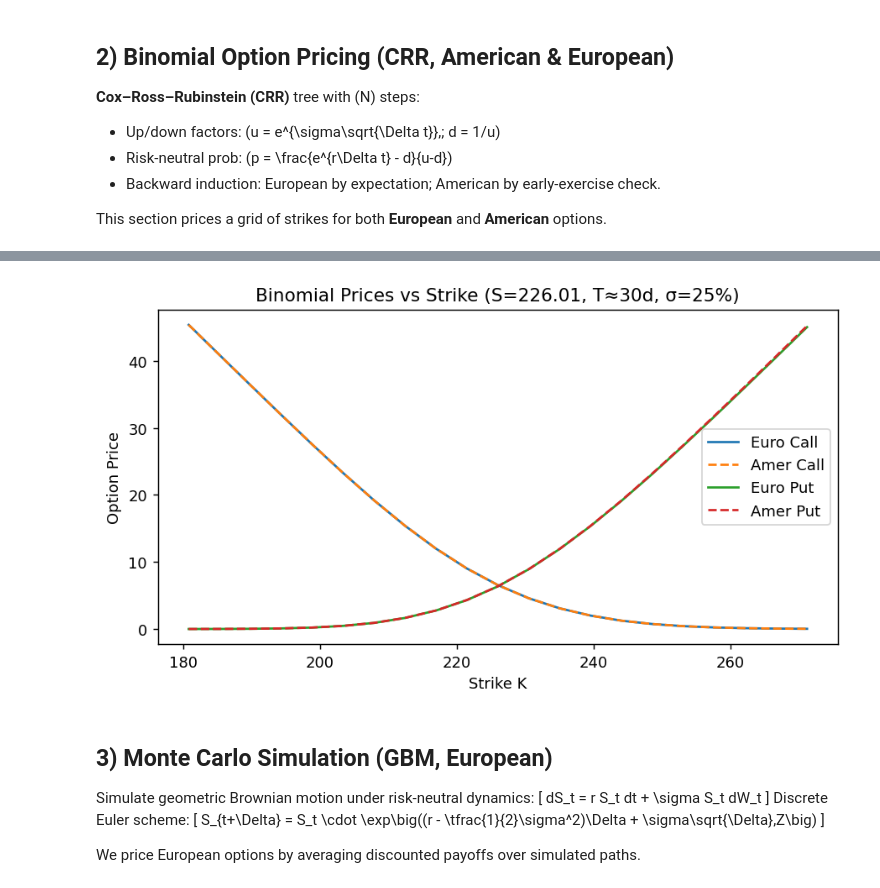
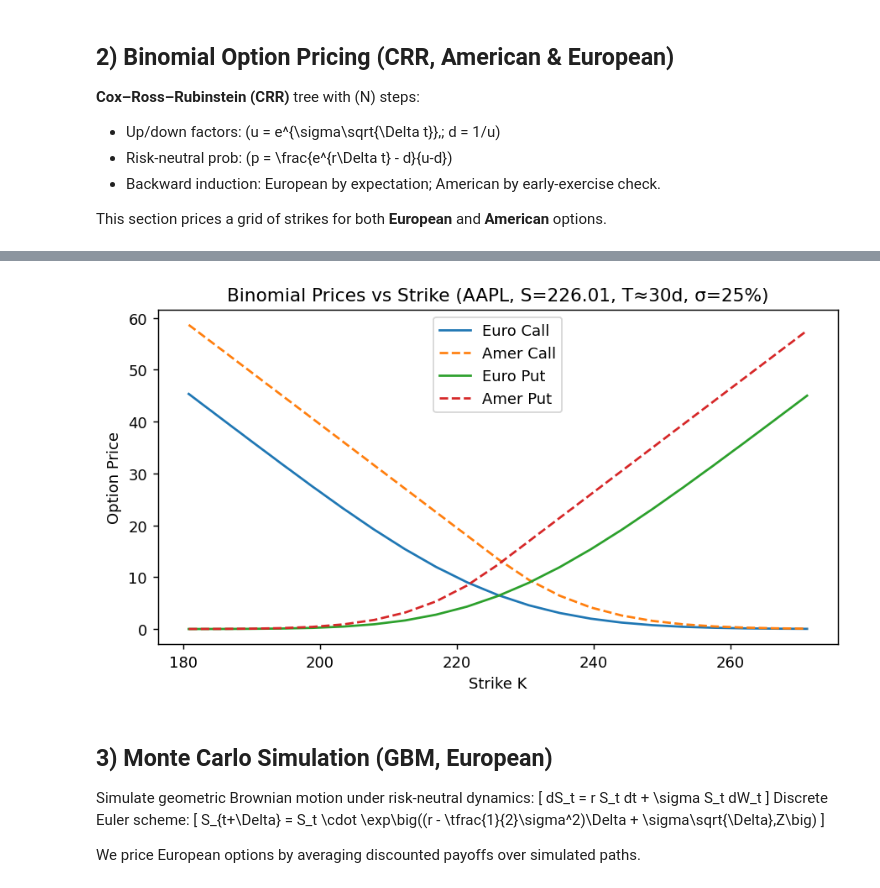
Before and after one commit to shervin-taheripour/stock-analysis-tool, a Jupyter notebook: analysis/option_pricing_models.ipynb, the cells around one changed output, grey strips where cells are left out. Drawn from its saved outputs; the diff is of its cells as text; code cells hidden in the pictures.

```diff
--- a/analysis/option_pricing_models.ipynb
+++ b/analysis/option_pricing_models.ipynb
@@ -269,0 +377,20 @@ plt.show()
+# %%
+# Pick a ticker (replace 'AAPL' with any ticker you want)
+plot_ticker = "AAPL"
+
+sel_plot = all_hedges[all_hedges["ticker"] == plot_ticker].copy()
+K = sel_plot["strike"].iloc[0] if not sel_plot.empty else np.nan
+opt_type = "call"  # as in your calculations
+
+# Now plot
+import matplotlib.pyplot as plt
+fig, ax = plt.subplots(figsize=(7,4), dpi=130)
+if not sel_plot.empty:
+    ax.plot(sel_plot["date"], sel_plot["hedge_pnl"], label="Delta-hedge P&L")
+    ax.axhline(0, lw=1, color="k", alpha=0.5)
+    ax.set_title(f"Delta Hedging P&L ({plot_ticker}, {opt_type.upper()}, K={K:.2f}, T~{days_to_maturity}d)")
+    ax.set_xlabel("Date"); ax.set_ylabel("P&L (model-marked)")
+    ax.legend(); fig.tight_layout()
+else:
+    ax.text(0.5, 0.5, f"No results for {plot_ticker}", ha="center", va="center", transform=ax.transAxes)
+plt.show()
@@ -332,18 +497,26 @@ Full-universe binomial prices saved to: data\binomial_prices_full_universe.csv
 # %%
+# Choose a ticker to plot
+plot_ticker = "AAPL"  # or any ticker from your universe
 
-# Plot price vs strike
-import matplotlib.pyplot as plt
-fig, ax = plt.subplots(figsize=(7,4), dpi=130)
-ax.plot(binom_df["K"], binom_df["Euro_Call"], label="Euro Call")
-ax.plot(binom_df["K"], binom_df["Amer_Call"], label="Amer Call", linestyle="--")
-ax.plot(binom_df["K"], binom_df["Euro_Put"],  label="Euro Put")
-ax.plot(binom_df["K"], binom_df["Amer_Put"],  label="Amer Put", linestyle="--")
-ax.set_title(f"Binomial Prices vs Strike (S={S:.2f}, T≈30d, σ={sigma:.0%})")
-ax.set_xlabel("Strike K"); ax.set_ylabel("Option Price")
-ax.legend(); fig.tight_layout()
-plt.show()
+binom_plot = binom_all_df[binom_all_df["ticker"] == plot_ticker].copy()
+if binom_plot.empty:
+    print(f"No data found for ticker {plot_ticker}")
+else:
+    S = binom_plot["K"].mean()  # or use your original spot if needed
+    sigma = binom_plot["sigma"].iloc[0]
+
+    import matplotlib.pyplot as plt
+    fig, ax = plt.subplots(figsize=(7,4), dpi=130)
+    ax.plot(binom_plot["K"], binom_plot["Euro_Call"], label="Euro Call")
+    ax.plot(binom_plot["K"], binom_plot["Amer_Call"], label="Amer Call", linestyle="--")
+    ax.plot(binom_plot["K"], binom_plot["Euro_Put"],  label="Euro Put")
+    ax.plot(binom_plot["K"], binom_plot["Amer_Put"],  label="Amer Put", linestyle="--")
+    ax.set_title(f"Binomial Prices vs Strike ({plot_ticker}, S={S:.2f}, T≈30d, σ={sigma:.0%})")
+    ax.set_xlabel("Strike K"); ax.set_ylabel("Option Price")
+    ax.legend(); fig.tight_layout()
+    plt.show()
 # %% [output]
-[figure, old version]
+[figure, new version]
 # %% [markdown]
 
 ## 3) Monte Carlo Simulation (GBM, European)
```
Also changed, not shown: parts of 13 cells of this notebook, 12 other files.
